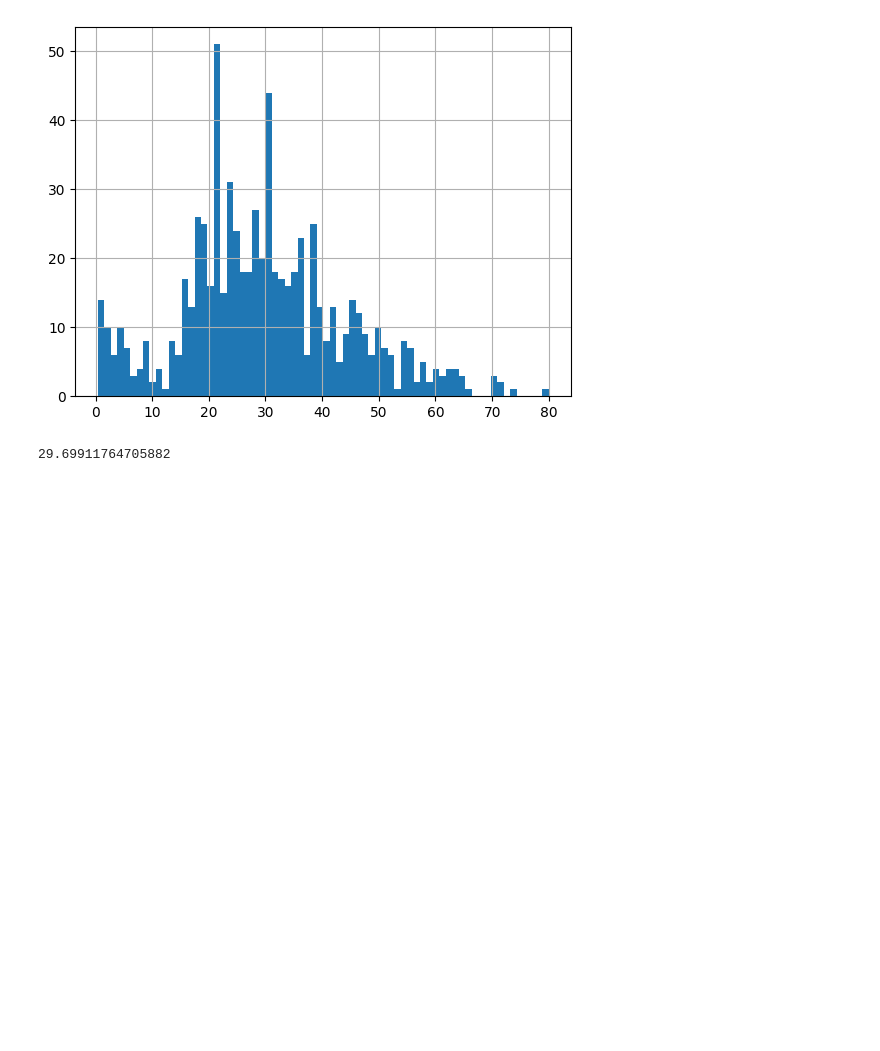
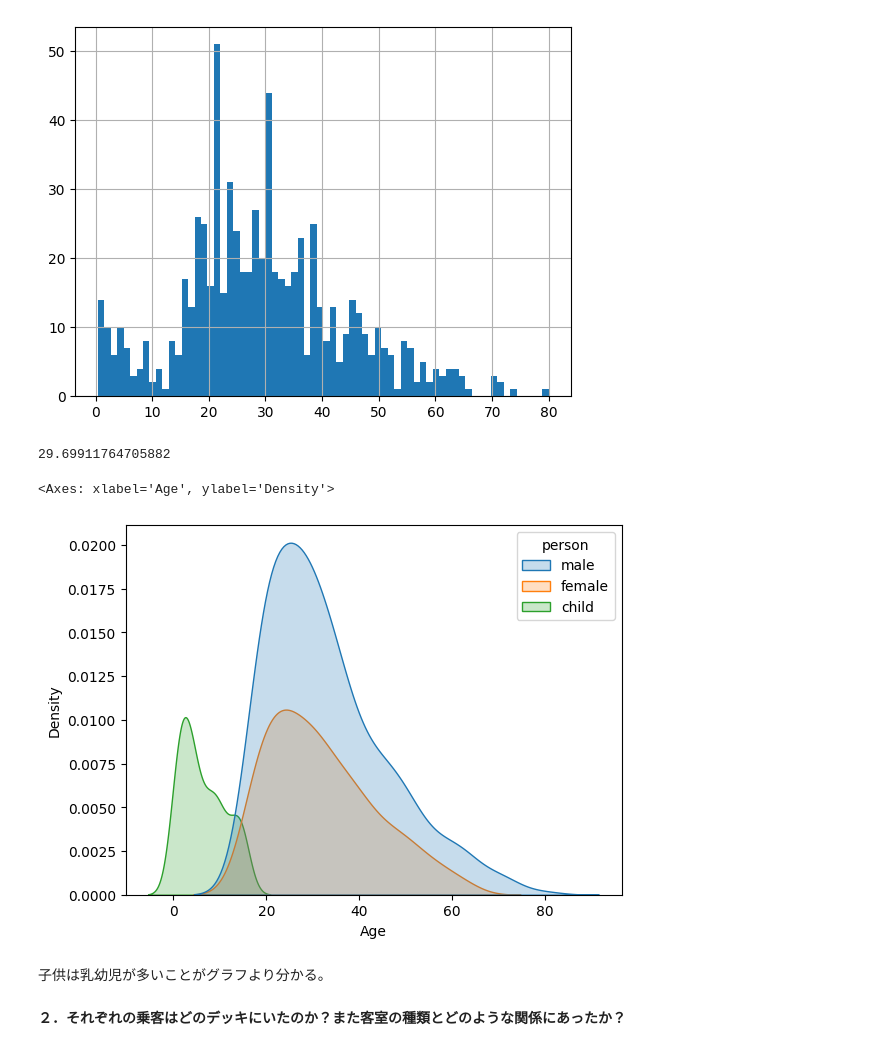
Before and after one commit to usma11dia0/training_of_kaggle, a Jupyter notebook: google_colab/titanic_udemy.ipynb, the cells around one changed output. Cells and saved outputs as stored; diff of their text form; code cells hidden in the pictures; blank space fills up the shorter version.

```diff
--- a/google_colab/titanic_udemy.ipynb
+++ b/google_colab/titanic_udemy.ipynb
@@ -142,3 +143,16 @@ titanic_df['Age'].hist(bins=70)
 titanic_df['Age'].mean()
 # %% [output]
 29.69911764705882
+# %%
+# カーネル密度推定のグラフを描画する
+# ⇔ヒストグラムを曲線で近似
+
+# 年齢をpersonで層別化したカーネル密度推定
+sns.kdeplot(titanic_df, x='Age', hue='person', fill=True)
+# %% [output]
+<Axes: xlabel='Age', ylabel='Density'>
+[figure, added]
+# %% [markdown]
+子供は乳幼児が多いことがグラフより分かる。
+# %% [markdown]
+**２．それぞれの乗客はどのデッキにいたのか？また客室の種類とどのような関係にあったか？**
```
Also changed, not shown: parts of 20 cells of this notebook.
